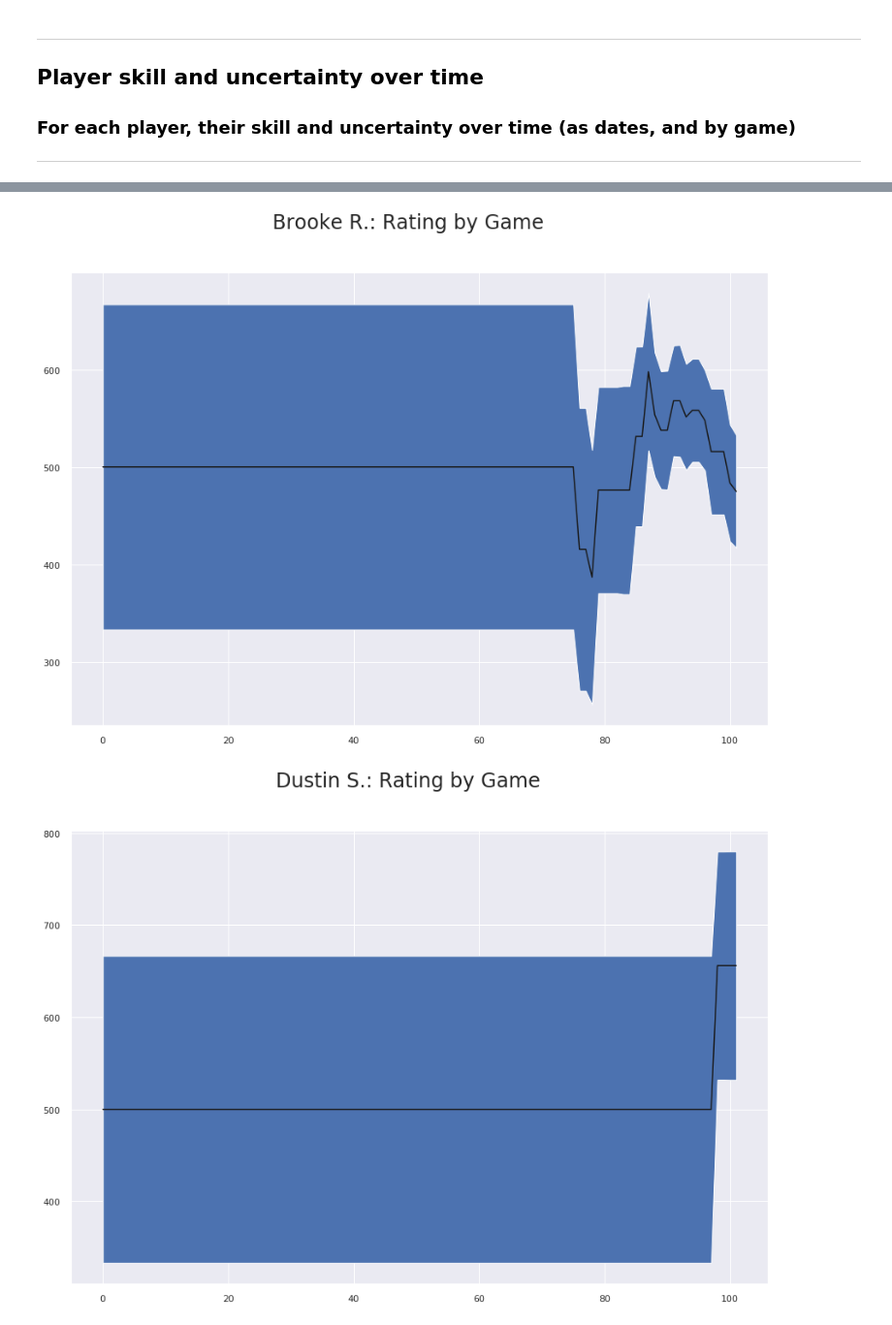
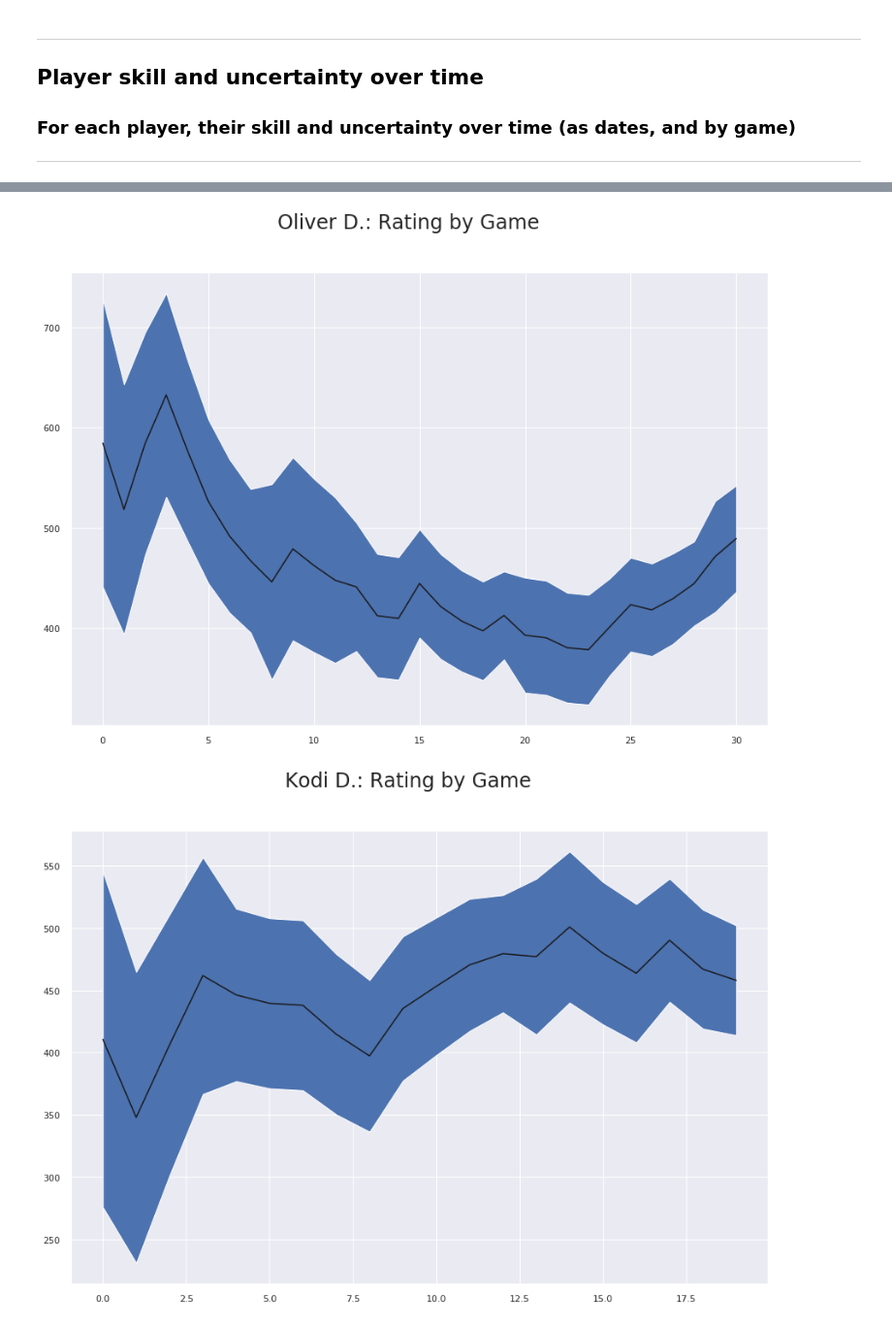
Before and after one commit to ThePlaidMentat/warrank, a Jupyter notebook: WarRankTrueSkill.ipynb, the cells around one changed output, grey strips where cells are left out. Shown at 97% size. Saved outputs shown, nothing was run; the diff lists cells and outputs as text; code cells hidden in the pictures.

```diff
--- a/WarRankTrueSkill.ipynb
+++ b/WarRankTrueSkill.ipynb
@@ -96,24 +96,31 @@ ts = TrueSkill(mu=500.0, sigma=500.0/3,
                draw_probability=0.01, backend='scipy')
 # %%
 initial_ratings = {n: ts.create_rating() for n in games.columns}
+played_ratings = {n: [] for n in games.columns}
 # %%
 def rate_game(ratings, game):
+    per_day_sigma_degredation = 1/730
     game = game.dropna()
+    gamedate = datetime.strptime(game.name, "%m/%d/%Y")
+    for n in game.index:
+        if (len(played_ratings[n]) > 0):
+            ratings[n] = ts.Rating(ratings[n].mu, min(166.667, ratings[n].sigma * (1+(gamedate-played_ratings[n][-1][1]).days*per_day_sigma_degredation)))
+        played_ratings[n].append([ratings[n],gamedate,game])
     rating_groups = [(ratings[n],) for n in game.index]
     ranks = game.rank(ascending=False).values.astype(int)
     game_ratings = {p: r[0] for p, r in zip(game.index, ts.rate(rating_groups, ranks))}
     return {**ratings, **game_ratings}
 # %%
-per_day_sigma_degredation = 1/730
-
 current_ratings = initial_ratings
 new_ratings = None
 postgame_ratings = [(None, None, initial_ratings)]
 gamedates = [datetime.strptime(games.index.values[0], "%m/%d/%Y")-timedelta(days=1)]
 for date, game in games.iterrows():
     date = datetime.strptime(date, "%m/%d/%Y")
-    for r in current_ratings:
-        current_ratings[r] = ts.Rating(current_ratings[r].mu, min(166.667, current_ratings[r].sigma * (1+(date-gamedates[-1]).days*per_day_sigma_degredation)))
     current_ratings = rate_game(current_ratings, game)
     postgame_ratings.append((date, game, current_ratings))
     gamedates.append(date)
+    game = game.dropna()
+    for n in game.index:
+        played_ratings[n][-1].append(current_ratings[n])
+played_ratings
@@ -253,12 +278,12 @@ best_matches
 ### For each player, their skill and uncertainty over time (as dates, and by game)
 ---
 # %%
-def plot_player_dates(name, p):
+def plot_player_dates(name, dates, ratings):
     f = plt.figure(figsize=(15,10))
     f.suptitle('{}: Rating Over Time'.format(name), fontsize=24)
-    plt.plot_date(gamedates, [r.mu for r in p], 'k-', label='Hi')
-    plt.fill_between(gamedates, [r.mu - r.sigma for r in p], [r.mu + r.sigma for r in p])
+    plt.plot_date(dates, [r.mu for r in ratings], 'k-', label='Hi')
+    plt.fill_between(dates, [r.mu - r.sigma for r in ratings], [r.mu + r.sigma for r in ratings])
 
-for n, r, m in sorted_ratings:
-    plot_player_dates(n, [r[n] for _, _, r in postgame_ratings])
+for n, _, _ in sorted_ratings:
+    plot_player_dates(n, [r[1] for r in played_ratings[n]], [r[3] for r in played_ratings[n]])
 # %% [output]
@@ -279,11 +304,11 @@ for n, r, m in sorted_ratings:
 # %%
-def plot_player_games(name, p):
+def plot_player_games(name, ratings):
     f = plt.figure(figsize=(15,10))
     f.suptitle('{}: Rating by Game'.format(name), fontsize=24)
-    plotrange = range(0, len(gamedates))
-    plt.plot(plotrange, [r.mu for r in p], 'k-', label='Hi')
-    plt.fill_between(plotrange, [r.mu - r.sigma for r in p], [r.mu + r.sigma for r in p])
+    plotrange = range(0, len(ratings))
+    plt.plot(plotrange, [r.mu for r in ratings], 'k-', label='Hi')
+    plt.fill_between(plotrange, [r.mu - r.sigma for r in ratings], [r.mu + r.sigma for r in ratings])
 
-for n, r, m in sorted_ratings:
-    plot_player_games(n, [r[n] for _, _, r in postgame_ratings])
+for n, _, _ in sorted_ratings:
+    plot_player_games(n, [r[3] for r in played_ratings[n]])
 # %% [output]
@@ -294,2 +319,2 @@ for n, r, m in sorted_ratings:
-[figure, old version]
+[figure, new version]
-[figure, old version]
+[figure, new version]
```
Also changed, not shown: parts of 9 cells of this notebook.
